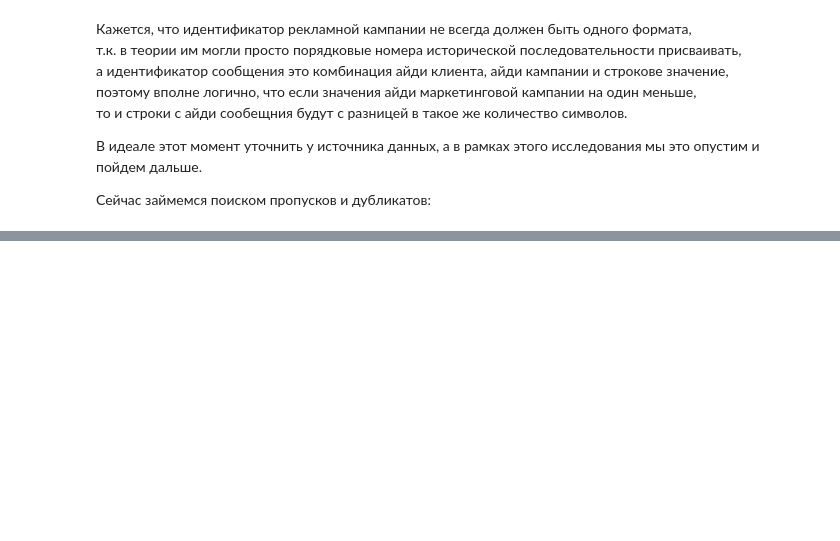
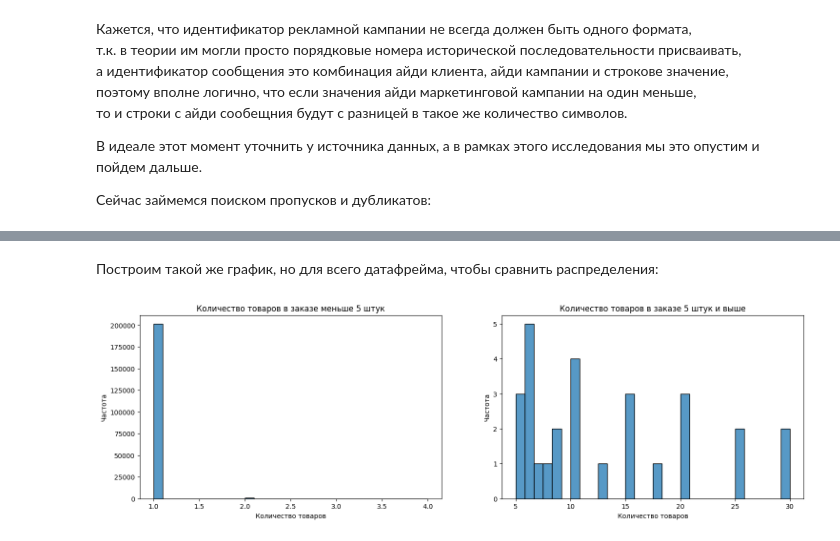
Before and after one commit to AIzlanov/work_shop_two, a Jupyter notebook: reserach.ipynb, the cells around one changed output, grey strips where cells are left out. Cells and saved outputs as stored; diff of their text form; code cells hidden in the pictures; blank space fills up the shorter version.

```diff
--- a/reserach.ipynb
+++ b/reserach.ipynb
@@ -357,0 +375,18 @@ df_campaign_channel: дубликатов нет
+# %% [markdown]
+Построим такой же график, но для всего датафрейма, чтобы сравнить распределения:
+# %%
+# такой же график, но для всего датафрейма
+fig, axes = plt.subplots(ncols=2, nrows=1, figsize=(18,5))
+
+sns.histplot(df_purchases[df_purchases['quantity'] < 5]['quantity'], bins=30, ax=axes[0])
+axes[0].set_title('Количество товаров в заказе меньше 5 штук')
+axes[0].set_ylabel('Частота')
+axes[0].set_xlabel('Количество товаров')
+
+sns.histplot(df_purchases[df_purchases['quantity'] >= 5]['quantity'], bins=30, ax=axes[1])
+axes[1].set_title('Количество товаров в заказе 5 штук и выше')
+axes[1].set_ylabel('Частота')
+axes[1].set_xlabel('Количество товаров')
+plt.show()
+# %% [output]
+[figure, added]
```
Also changed, not shown: parts of 42 cells of this notebook, 2 other files.
